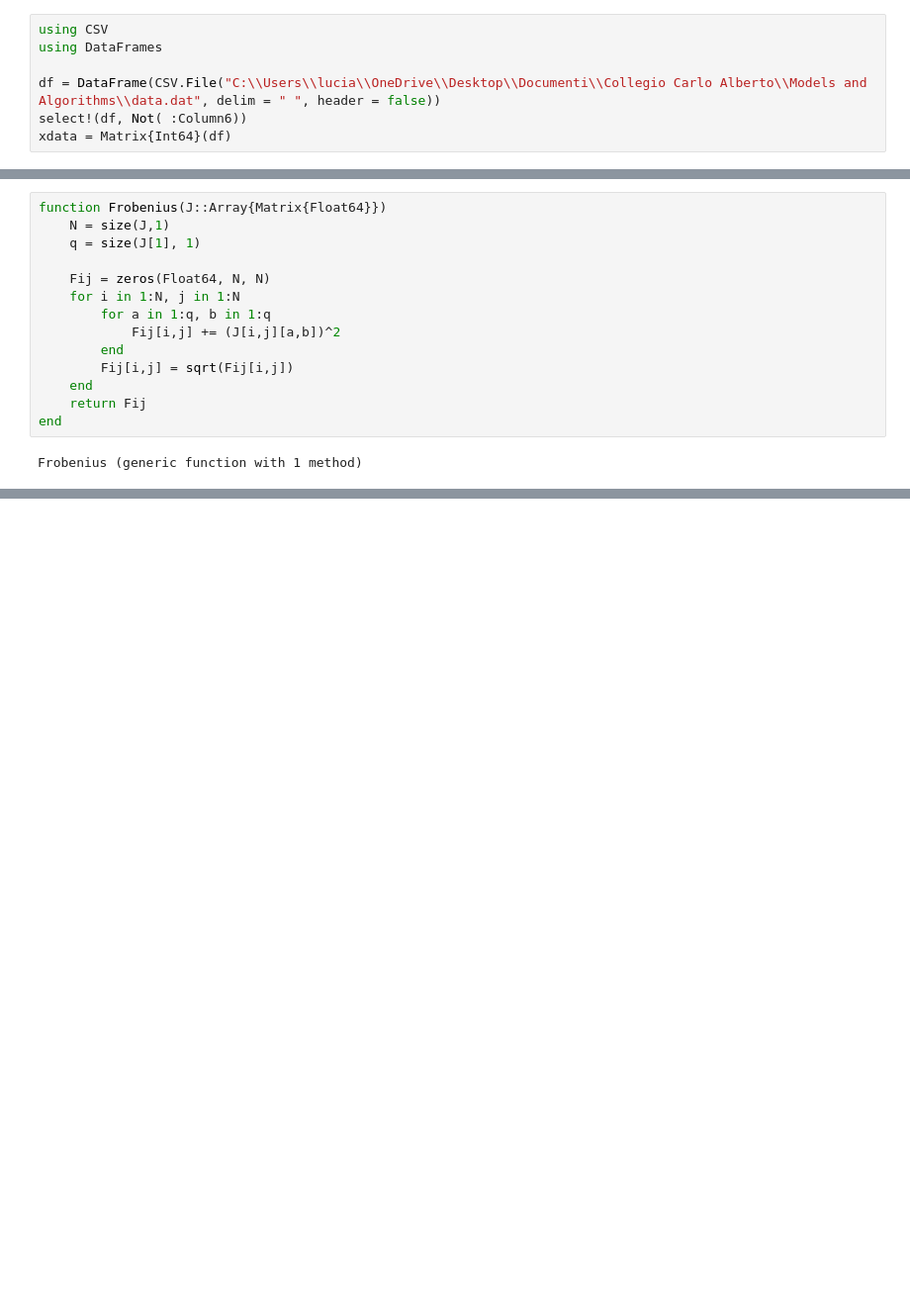
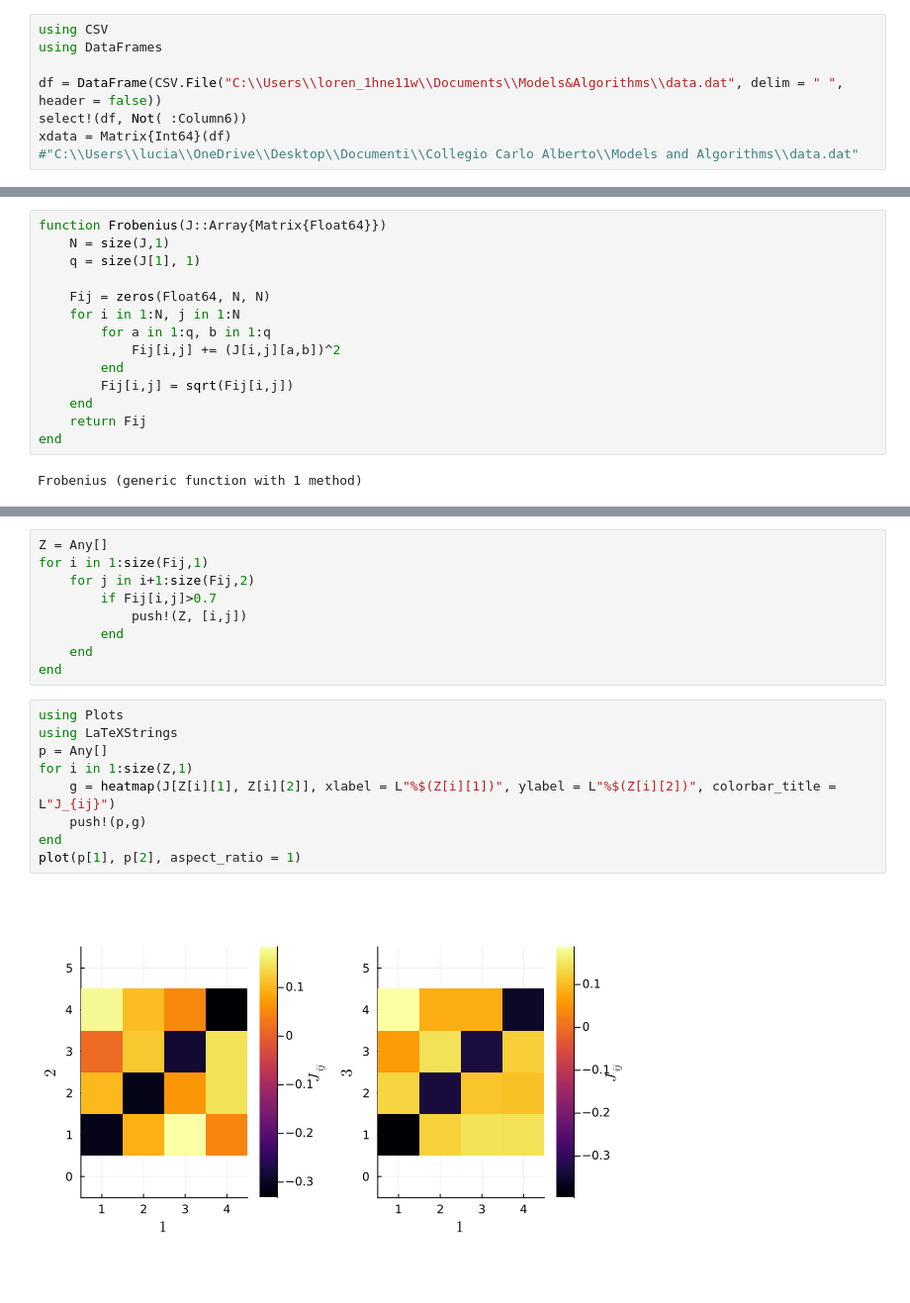
Before and after one commit to AndreaScale/Bayesian-inference-of-a-contact-network-of-Potts-variables., a Jupyter notebook: PROGETTO.ipynb, the cells around one changed output, grey strips where cells are left out. Shown: that part at 99% size. Cells and saved outputs as stored; diff of their text form; blank space fills up the shorter version.

```diff
--- a/PROGETTO.ipynb
+++ b/PROGETTO.ipynb
@@ -122,9 +122,10 @@ compute_stats (generic function with 1 method)
 using CSV
 using DataFrames
 
-df = DataFrame(CSV.File("C:\\Users\\lucia\\OneDrive\\Desktop\\Documenti\\Collegio Carlo Alberto\\Models and Algorithms\\data.dat", delim = " ", header = false))
+df = DataFrame(CSV.File("C:\\Users\\loren_1hne11w\\Documents\\Models&Algorithms\\data.dat", delim = " ", header = false))
 select!(df, Not( :Column6))
 xdata = Matrix{Int64}(df)
+#"C:\\Users\\lucia\\OneDrive\\Desktop\\Documenti\\Collegio Carlo Alberto\\Models and Algorithms\\data.dat"
 # %% [output]
 2000×5 Matrix{Int64}:
  2  4  1  1  4
@@ -286,0 +313,20 @@ plot(p1, p2, aspect_ratio = 1)
+# %%
+Z = Any[]
+for i in 1:size(Fij,1)
+    for j in i+1:size(Fij,2)
+        if Fij[i,j]>0.7
+            push!(Z, [i,j])
+        end
+    end
+end
+# %%
+using Plots
+using LaTeXStrings
+p = Any[]
+for i in 1:size(Z,1)
+    g = heatmap(J[Z[i][1], Z[i][2]], xlabel = L"%$(Z[i][1])", ylabel = L"%$(Z[i][2])", colorbar_title = L"J_{ij}")
+    push!(p,g)
+end
+plot(p[1], p[2], aspect_ratio = 1)
+# %% [output]
+[figure, added]
```
Also changed, not shown: parts of 8 cells of this notebook.
